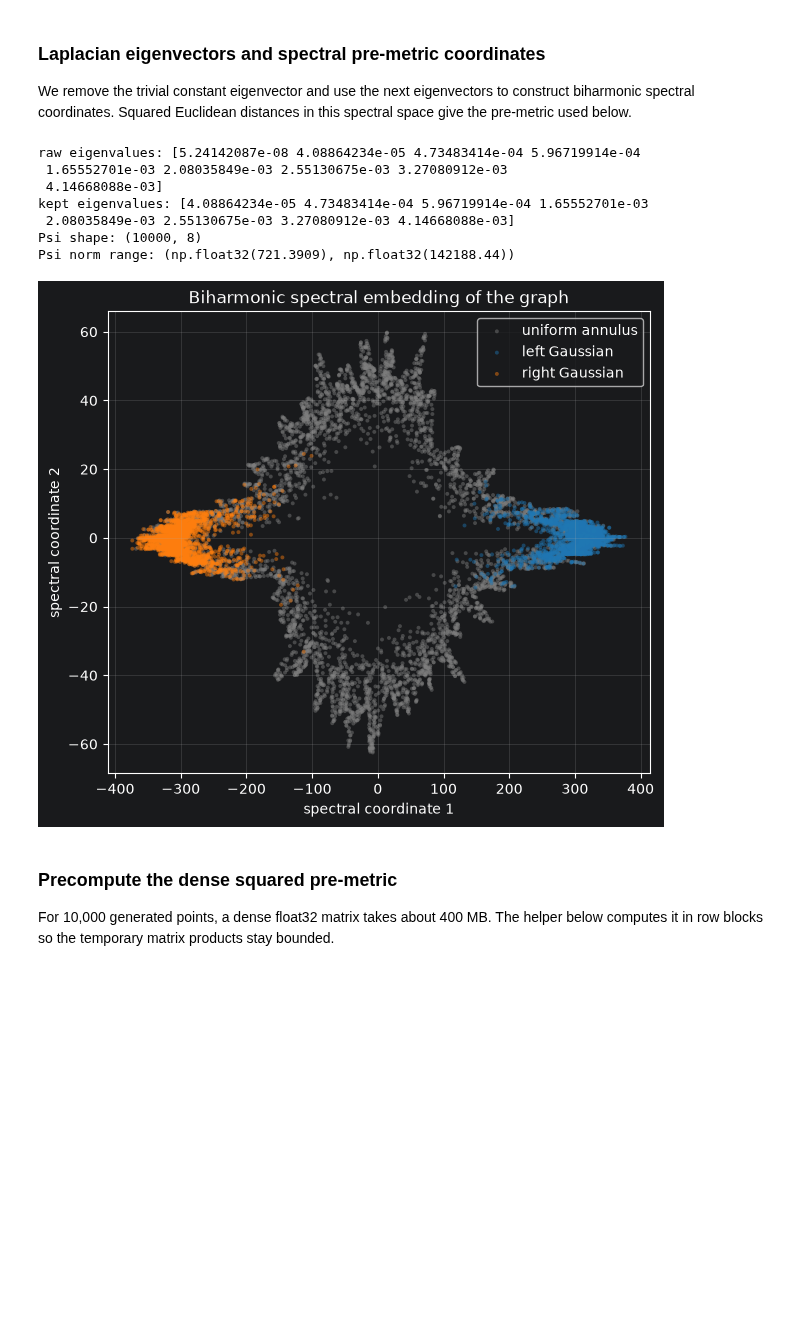
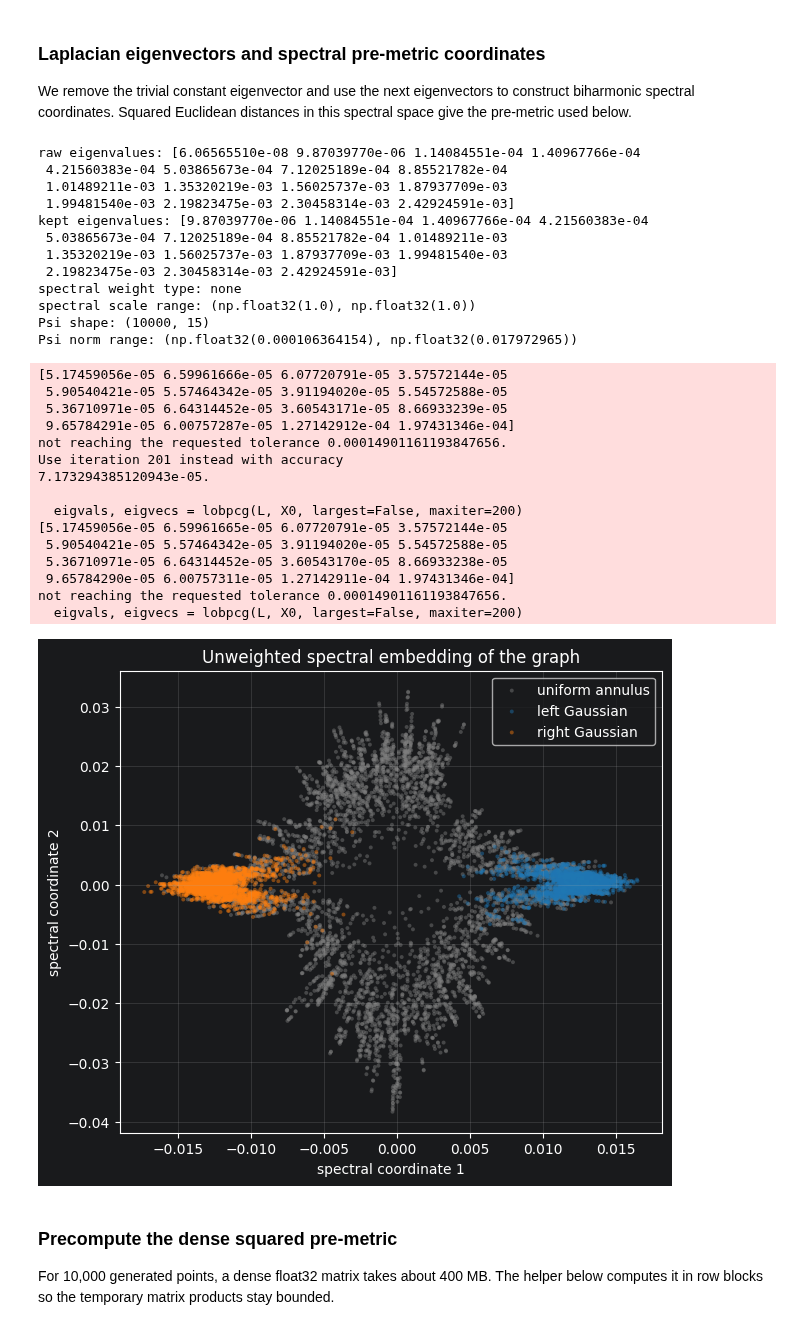
Before and after one commit to markuslaengst/CellFlow, a Jupyter notebook: docs/notebooks/riemannian_toy_example.ipynb, the cells around one changed output. Saved outputs shown, nothing was run; the diff lists cells and outputs as text; code cells hidden in the pictures; blank space fills up the shorter version.

```diff
--- a/docs/notebooks/riemannian_toy_example.ipynb
+++ b/docs/notebooks/riemannian_toy_example.ipynb
@@ -179,10 +179,11 @@ from cellflow.preprocessing._premetric import (
     compute_eigens,
     normalized_laplacian,
     spectral_embedding,
+    spectral_embedding_scale,
 )
 import jax.numpy as jnp
 
-knn_k = 30
+knn_k = 10
 W, sigma = build_knn_graph(
     all_generated_points,
     k=knn_k,
@@ -282,7 +283,9 @@ We remove the trivial constant eigenvector and use the next eigenvectors to cons
 # %%
 L = normalized_laplacian(W)
 
-n_nontrivial_eigenvectors = 8
+n_nontrivial_eigenvectors = 15
+spectral_weight_type = "none"
+spectral_embedding_eps = 1e-8
 np.random.seed(0)
 raw_evals, raw_evecs = compute_eigens(L, k=n_nontrivial_eigenvectors + 1)
 
@@ -296,43 +299,76 @@ evecs = raw_evecs[:, 1 : n_nontrivial_eigenvectors + 1]
 if np.any(evals <= 0):
     print("Warning: non-positive non-trivial eigenvalues were clipped before spectral scaling.")
     evals = np.maximum(evals, 1e-12)
 
-Psi = spectral_embedding(evals, evecs, weight_type="biharmonic").astype(np.float32)
+spectral_scale = spectral_embedding_scale(
+    evals,
+    weight_type=spectral_weight_type,
+    eps=spectral_embedding_eps,
+).astype(np.float32)
+Psi = spectral_embedding(
+    evals,
+    evecs,
+    weight_type=spectral_weight_type,
+    eps=spectral_embedding_eps,
+).astype(np.float32)
 Psi_norm = np.sum(Psi * Psi, axis=1)
+embedding_label = "unweighted" if spectral_weight_type == "none" else spectral_weight_type
 
 print("raw eigenvalues:", raw_evals[: n_nontrivial_eigenvectors + 1])
 print("kept eigenvalues:", evals)
+print("spectral weight type:", spectral_weight_type)
+print("spectral scale range:", (spectral_scale.min(), spectral_scale.max()))
 print("Psi shape:", Psi.shape)
 print("Psi norm range:", (Psi_norm.min(), Psi_norm.max()))
 
 fig, ax = plt.subplots(figsize=(7, 6))
 for label, color in source_palette.items():
     mask = source_labels == label
     ax.scatter(
         Psi[mask, 0],
         Psi[mask, 1],
         s=8,
         alpha=0.45,
         edgecolors="none",
         color=color,
         label=label,
     )
 
 ax.set_xlabel("spectral coordinate 1")
 ax.set_ylabel("spectral coordinate 2")
-ax.set_title("Biharmonic spectral embedding of the graph")
+ax.set_title(f"{embedding_label.title()} spectral embedding of the graph")
 ax.legend(loc="best")
 ax.grid(alpha=0.25)
 plt.show()
 # %% [output]
-raw eigenvalues: [5.24142087e-08 4.08864234e-05 4.73483414e-04 5.96719914e-04
- 1.65552701e-03 2.08035849e-03 2.55130675e-03 3.27080912e-03
- 4.14668088e-03]
-kept eigenvalues: [4.08864234e-05 4.73483414e-04 5.96719914e-04 1.65552701e-03
- 2.08035849e-03 2.55130675e-03 3.27080912e-03 4.14668088e-03]
-Psi shape: (10000, 8)
-Psi norm range: (np.float32(721.3909), np.float32(142188.44))
+raw eigenvalues: [6.06565510e-08 9.87039770e-06 1.14084551e-04 1.40967766e-04
+ 4.21560383e-04 5.03865673e-04 7.12025189e-04 8.85521782e-04
+ 1.01489211e-03 1.35320219e-03 1.56025737e-03 1.87937709e-03
+ 1.99481540e-03 2.19823475e-03 2.30458314e-03 2.42924591e-03]
+kept eigenvalues: [9.87039770e-06 1.14084551e-04 1.40967766e-04 4.21560383e-04
+ 5.03865673e-04 7.12025189e-04 8.85521782e-04 1.01489211e-03
+ 1.35320219e-03 1.56025737e-03 1.87937709e-03 1.99481540e-03
+ 2.19823475e-03 2.30458314e-03 2.42924591e-03]
+spectral weight type: none
+spectral scale range: (np.float32(1.0), np.float32(1.0))
+Psi shape: (10000, 15)
+Psi norm range: (np.float32(0.000106364154), np.float32(0.017972965))
+[5.17459056e-05 6.59961666e-05 6.07720791e-05 3.57572144e-05
+ 5.90540421e-05 5.57464342e-05 3.91194020e-05 5.54572588e-05
+ 5.36710971e-05 6.64314452e-05 3.60543171e-05 8.66933239e-05
+ 9.65784291e-05 6.00757287e-05 1.27142912e-04 1.97431346e-04]
+not reaching the requested tolerance 0.00014901161193847656.
+Use iteration 201 instead with accuracy
+7.173294385120943e-05.
+
+  eigvals, eigvecs = lobpcg(L, X0, largest=False, maxiter=200)
+[5.17459056e-05 6.59961665e-05 6.07720791e-05 3.57572144e-05
+ 5.90540421e-05 5.57464342e-05 3.91194020e-05 5.54572588e-05
+ 5.36710971e-05 6.64314452e-05 3.60543170e-05 8.66933238e-05
+ 9.65784290e-05 6.00757311e-05 1.27142911e-04 1.97431346e-04]
+not reaching the requested tolerance 0.00014901161193847656.
+  eigvals, eigvecs = lobpcg(L, X0, largest=False, maxiter=200)
-[figure, old version]
+[figure, new version]
 # %% [markdown]
 ### Precompute the dense squared pre-metric
 
```
Also changed, not shown: parts of 18 cells of this notebook, 4 other files.
